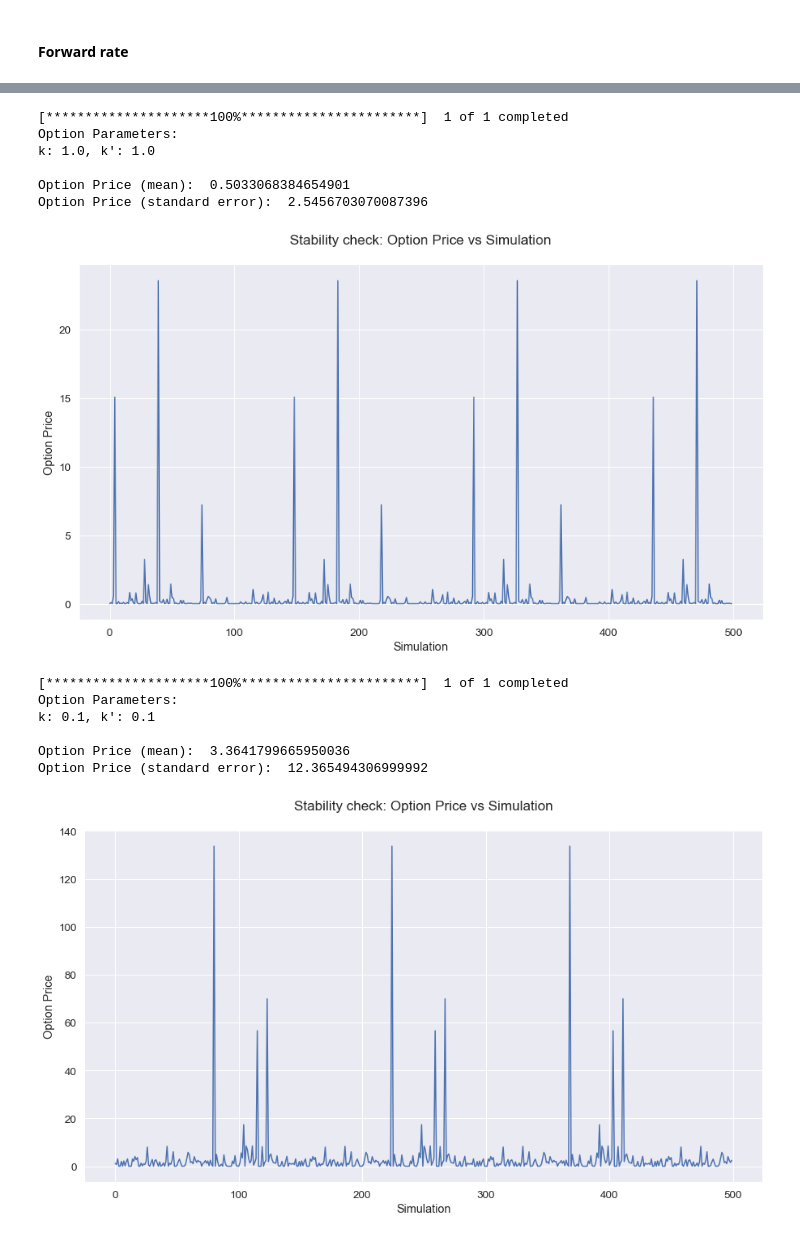
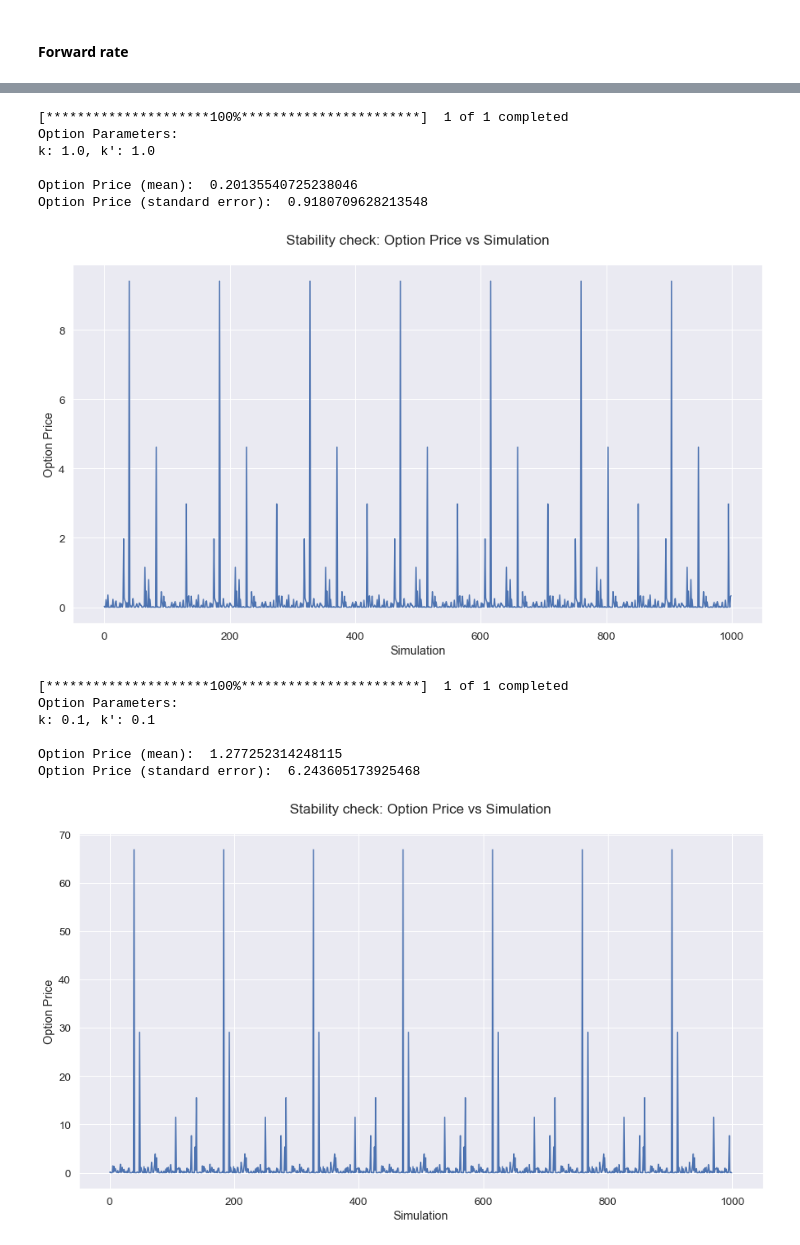
Before and after one commit to abhishekprog0/StructuredPricingEngine, a Jupyter notebook: Structured & Hybrid Project 2020.ipynb, the cells around one changed output, grey strips where cells are left out. Drawn from its saved outputs; the diff is of its cells as text; code cells hidden in the pictures.

```diff
--- a/Structured & Hybrid Project 2020.ipynb
+++ b/Structured & Hybrid Project 2020.ipynb
@@ -460,9 +460,9 @@ def MonteCarloSimulator(datareader, model, n_simulations, strike_1, strike_2):
         #Compute forward rate and discount factor
         rates = libor_pred['3M']/100.0
 
-        #Use daily reinvesting to compute arbitrage free rate(0,t)
-        cumulative_rate2 = np.mean(rates)
-        cumulative_rate1 = np.mean(rates[:-delta])
+        #rate(0,t)
+        cumulative_rate2 = np.prod(1 + rates)/T
+        cumulative_rate1 = np.prod(1 + rates[:-delta])/(T- delta)
 
         discount_factor1 = 1/(1 + cumulative_rate2)
         discount_factor2 = 1/(1 + cumulative_rate1)
@@ -493,23 +493,23 @@ def MonteCarloSimulator(datareader, model, n_simulations, strike_1, strike_2):
     plt.ylabel("Option Price")
     plt.show()
 # %%
-MonteCarloSimulator(datareader, model, 500, 1.0, 1.0)
+MonteCarloSimulator(datareader, model, 1000, 1.0, 1.0)
 # %% [output]
 [*********************100%***********************]  1 of 1 completed
 Option Parameters:
 k: 1.0, k': 1.0
 
-Option Price (mean):  0.5033068384654901
-Option Price (standard error):  2.5456703070087396
+Option Price (mean):  0.20135540725238046
+Option Price (standard error):  0.9180709628213548
-[figure, old version]
+[figure, new version]
 # %%
-MonteCarloSimulator(datareader, model, 500, 0.1, 0.1)
+MonteCarloSimulator(datareader, model, 1000, 0.1, 0.1)
 # %% [output]
 [*********************100%***********************]  1 of 1 completed
 Option Parameters:
 k: 0.1, k': 0.1
 
-Option Price (mean):  3.3641799665950036
-Option Price (standard error):  12.365494306999992
+Option Price (mean):  1.277252314248115
+Option Price (standard error):  6.243605173925468
-[figure, old version]
+[figure, new version]
 # %%
```
Also changed, not shown: parts of 1 cell of this notebook.
